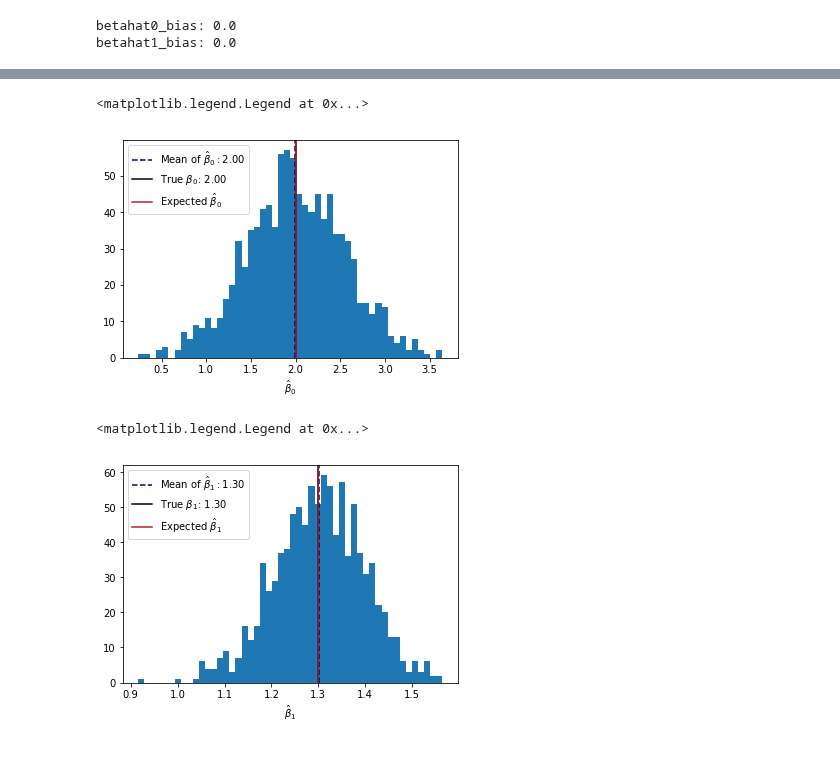
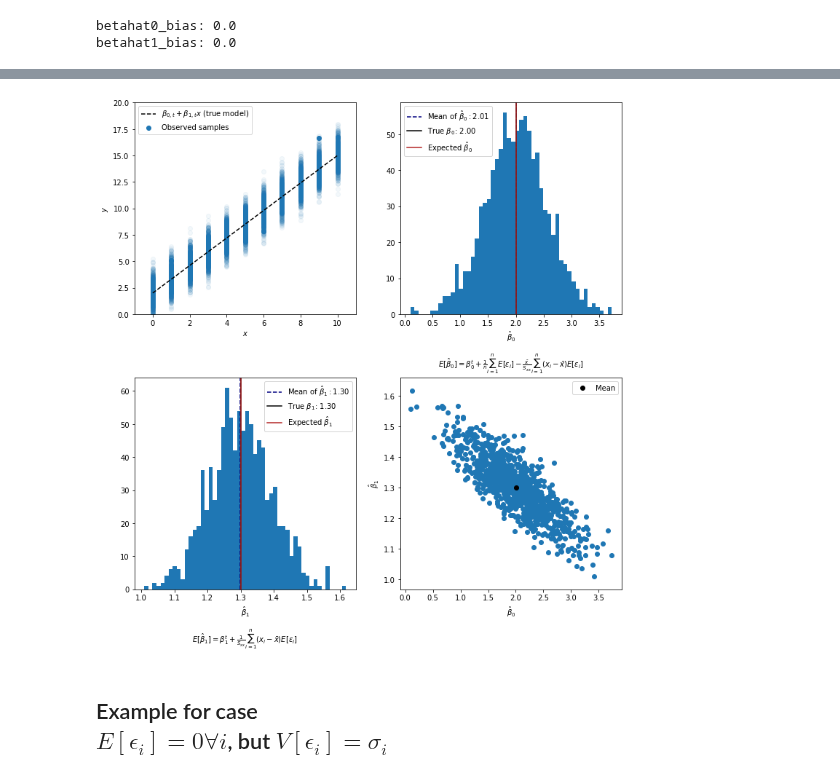
Before and after one commit to denglert/statistics-sandbox, a Jupyter notebook: linear_regression/simple_linear_regression.ipynb, the cells around one changed output, grey strips where cells are left out. Saved outputs shown, nothing was run; the diff lists cells and outputs as text; code cells hidden in the pictures.

```diff
--- a/linear_regression/simple_linear_regression.ipynb
+++ b/linear_regression/simple_linear_regression.ipynb
@@ -415,6 +318,7 @@ npts = 11
 x = np.linspace(xrange[0], xrange[1], npts)
 a = 0.05
 epsilon_means = np.zeros_like(x)
+epsilon_sigmas = 1.0
 beta0_t = 2.0
 beta1_t = 1.3
 # %%
@@ -430,2 +332,3 @@ nensemble = 1000
 # %%
-experiments = np.array([generate_experiment(xrange, npts, epsilon_means, beta0_t, beta1_t) for i in range(nensemble)])
+nensemble = 1000
+experiments_ideal_example = np.array([generate_experiment(xrange, npts, epsilon_means, epsilon_sigmas, beta0_t, beta1_t) for i in range(nensemble)])
@@ -451,28 +335,6 @@ beta1hats = np.asarray(experiments[:,5], dtype=np.float32)
-# %%
-f,ax = plt.subplots()
-beta0hat_mean = np.mean(beta0hats)
-ax.hist(beta0hats,bins=50)
-ax.set_xlabel(r"$\hat{\beta}_{0}$")
-label_beta0hat_mean = r"Mean of $\hat{{\beta}}_{{0}}: {:.2f}$".format(beta0hat_mean)
-label_beta0_t = r"True $\beta_{{0}}$: {:.2f}".format(beta0_t)
-ax.axvline(beta0hat_mean, linestyle='--', c='navy', label=label_beta0hat_mean)
-ax.axvline(beta0_t, linestyle='-', c='k', label=label_beta0_t)
-ax.axvline(beta0_t+beta0hat_bias, c='firebrick', label=r'Expected $\hat{\beta}_{0}$')
-ax.legend()
-# %% [output]
-<matplotlib.legend.Legend at 0x...>
-[figure, removed]
-# %%
-f,ax = plt.subplots()
-beta1hat_mean = np.mean(beta1hats)
-ax.hist(beta1hats, bins=50)
-ax.set_xlabel(r"$\hat{\beta}_{1}$")
-label_beta1hat_mean = r"Mean of $\hat{{\beta}}_{{1}}: {:.2f}$".format(beta1hat_mean)
-label_beta1_t = r"True $\beta_{{1}}$: {:.2f}".format(beta1_t)
-ax.axvline(beta1hat_mean, linestyle='--', c='navy', label=label_beta1hat_mean)
-ax.axvline(beta1_t, linestyle='-', c='k', label=label_beta1_t)
-ax.axvline(beta1_t+beta1hat_bias, c='firebrick', label=r'Expected $\hat{\beta}_{1}$')
-ax.legend()
-# %% [output]
-<matplotlib.legend.Legend at 0x...>
-[figure, removed]
+# %%
+fig, ax = dashboard(beta0_t, beta1_t, epsilon_means, experiments_ideal_example)
+# %% [output]
+[figure, added]
+# %% [markdown]
+## Example for case <br>$E[\epsilon_{i}] = 0 \forall i$, but $V[\epsilon_{i}] = \sigma_{i}$
```
Also changed, not shown: parts of 29 cells of this notebook, 1 other file.
